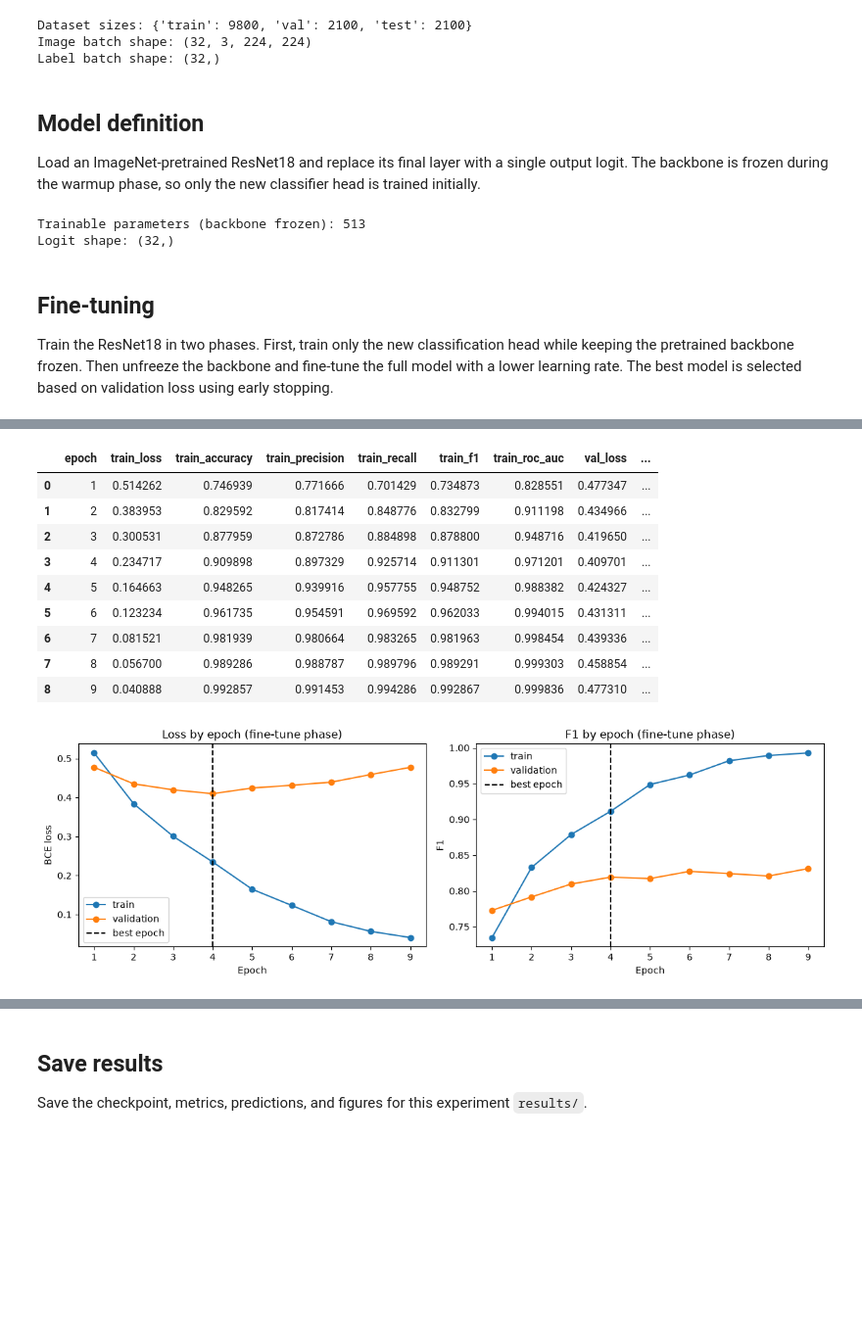
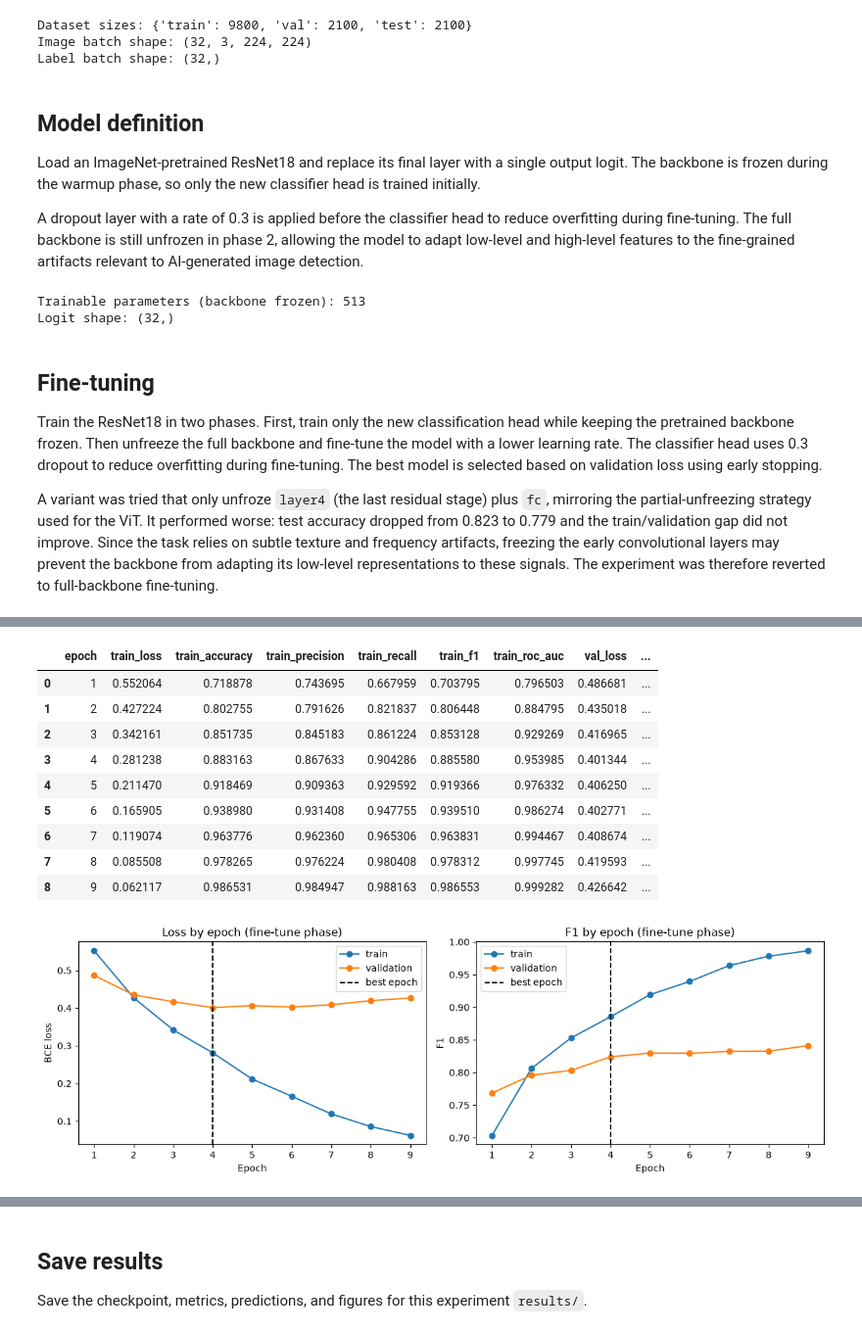
Before and after one commit to ValentinaTosic/robust-ai-image-detection, a Jupyter notebook: notebooks/04_resnet.ipynb, the cells around one changed output, grey strips where cells are left out. Shown at 98% size. Cells and saved outputs as stored; diff of their text form; code cells hidden in the pictures; blank space fills up the shorter version.

Commit message:
Improve ResNet18 with head dropout.

```diff
--- a/notebooks/04_resnet.ipynb
+++ b/notebooks/04_resnet.ipynb
@@ -93,12 +94,12 @@ Label batch shape: (32,)
 # %% [markdown]
 ## Model definition
 
-Load an ImageNet-pretrained ResNet18 and replace its final layer with a
-single output logit. The backbone is frozen during the warmup phase, so
-only the new classifier head is trained initially.
+Load an ImageNet-pretrained ResNet18 and replace its final layer with a single output logit. The backbone is frozen during the warmup phase, so only the new classifier head is trained initially.
+
+A dropout layer with a rate of 0.3 is applied before the classifier head to reduce overfitting during fine-tuning. The full backbone is still unfrozen in phase 2, allowing the model to adapt low-level and high-level features to the fine-grained artifacts relevant to AI-generated image detection.
 # %%
 resnet_config: dict = config["resnet"]
-model: nn.Module = build_resnet18(freeze_backbone=True).to(device)
+model: nn.Module = build_resnet18(freeze_backbone=True, head_dropout=resnet_config["head_dropout"]).to(device)
 criterion: nn.BCEWithLogitsLoss = nn.BCEWithLogitsLoss()
 
 with torch.inference_mode():
@@ -113,7 +114,19 @@ Logit shape: (32,)
 # %% [markdown]
 ## Fine-tuning
 
-Train the ResNet18 in two phases. First, train only the new classification head while keeping the pretrained backbone frozen. Then unfreeze the backbone and fine-tune the full model with a lower learning rate. The best model is selected based on validation loss using early stopping.
+Train the ResNet18 in two phases. First, train only the new classification
+head while keeping the pretrained backbone frozen. Then unfreeze the full
+backbone and fine-tune the model with a lower learning rate. The classifier
+head uses 0.3 dropout to reduce overfitting during fine-tuning. The best model
+is selected based on validation loss using early stopping.
+
+A variant was tried that only unfroze `layer4` (the last residual stage) plus
+`fc`, mirroring the partial-unfreezing strategy used for the ViT. It performed
+worse: test accuracy dropped from 0.823 to 0.779 and the train/validation gap
+did not improve. Since the task relies on subtle texture and frequency
+artifacts, freezing the early convolutional layers may prevent the backbone
+from adapting its low-level representations to these signals. The experiment
+was therefore reverted to full-backbone fine-tuning.
 # %%
 # Phase 1: train only the classifier head with the pretrained backbone frozen.
 warmup_optimizer: AdamW = AdamW(
@@ -132,7 +145,7 @@ for epoch in range(1, resnet_config["warmup_epochs"] + 1):
     )
 
 # Phase 2: unfreeze the backbone and fine-tune the full model.
-set_backbone_trainable(model, trainable=True)
+set_backbone_trainable(model, head_attr="fc", trainable=True)
 print(f"Trainable parameters (backbone unfrozen): {count_trainable_parameters(model):,}")
 
 finetune_optimizer: AdamW  = AdamW(
@@ -202,14 +215,14 @@ Best validation loss: 0.4097
 |  | epoch | train_loss | train_accuracy | train_precision | train_recall | train_f1 | train_roc_auc | val_loss | ... |
-| 0 | 1 | 0.514262 | 0.746939 | 0.771666 | 0.701429 | 0.734873 | 0.828551 | 0.477347 | ... |
-| 1 | 2 | 0.383953 | 0.829592 | 0.817414 | 0.848776 | 0.832799 | 0.911198 | 0.434966 | ... |
-| 2 | 3 | 0.300531 | 0.877959 | 0.872786 | 0.884898 | 0.878800 | 0.948716 | 0.419650 | ... |
-| 3 | 4 | 0.234717 | 0.909898 | 0.897329 | 0.925714 | 0.911301 | 0.971201 | 0.409701 | ... |
-| 4 | 5 | 0.164663 | 0.948265 | 0.939916 | 0.957755 | 0.948752 | 0.988382 | 0.424327 | ... |
-| 5 | 6 | 0.123234 | 0.961735 | 0.954591 | 0.969592 | 0.962033 | 0.994015 | 0.431311 | ... |
-| 6 | 7 | 0.081521 | 0.981939 | 0.980664 | 0.983265 | 0.981963 | 0.998454 | 0.439336 | ... |
-| 7 | 8 | 0.056700 | 0.989286 | 0.988787 | 0.989796 | 0.989291 | 0.999303 | 0.458854 | ... |
-| 8 | 9 | 0.040888 | 0.992857 | 0.991453 | 0.994286 | 0.992867 | 0.999836 | 0.477310 | ... |
+| 0 | 1 | 0.552064 | 0.718878 | 0.743695 | 0.667959 | 0.703795 | 0.796503 | 0.486681 | ... |
+| 1 | 2 | 0.427224 | 0.802755 | 0.791626 | 0.821837 | 0.806448 | 0.884795 | 0.435018 | ... |
+| 2 | 3 | 0.342161 | 0.851735 | 0.845183 | 0.861224 | 0.853128 | 0.929269 | 0.416965 | ... |
+| 3 | 4 | 0.281238 | 0.883163 | 0.867633 | 0.904286 | 0.885580 | 0.953985 | 0.401344 | ... |
+| 4 | 5 | 0.211470 | 0.918469 | 0.909363 | 0.929592 | 0.919366 | 0.976332 | 0.406250 | ... |
+| 5 | 6 | 0.165905 | 0.938980 | 0.931408 | 0.947755 | 0.939510 | 0.986274 | 0.402771 | ... |
+| 6 | 7 | 0.119074 | 0.963776 | 0.962360 | 0.965306 | 0.963831 | 0.994467 | 0.408674 | ... |
+| 7 | 8 | 0.085508 | 0.978265 | 0.976224 | 0.980408 | 0.978312 | 0.997745 | 0.419593 | ... |
+| 8 | 9 | 0.062117 | 0.986531 | 0.984947 | 0.988163 | 0.986553 | 0.999282 | 0.426642 | ... |
-[figure, old version]
+[figure, new version]
 # %% [markdown]
 ## Evaluation
 
```
Also changed, not shown: parts of 4 cells of this notebook, 8 other files.
